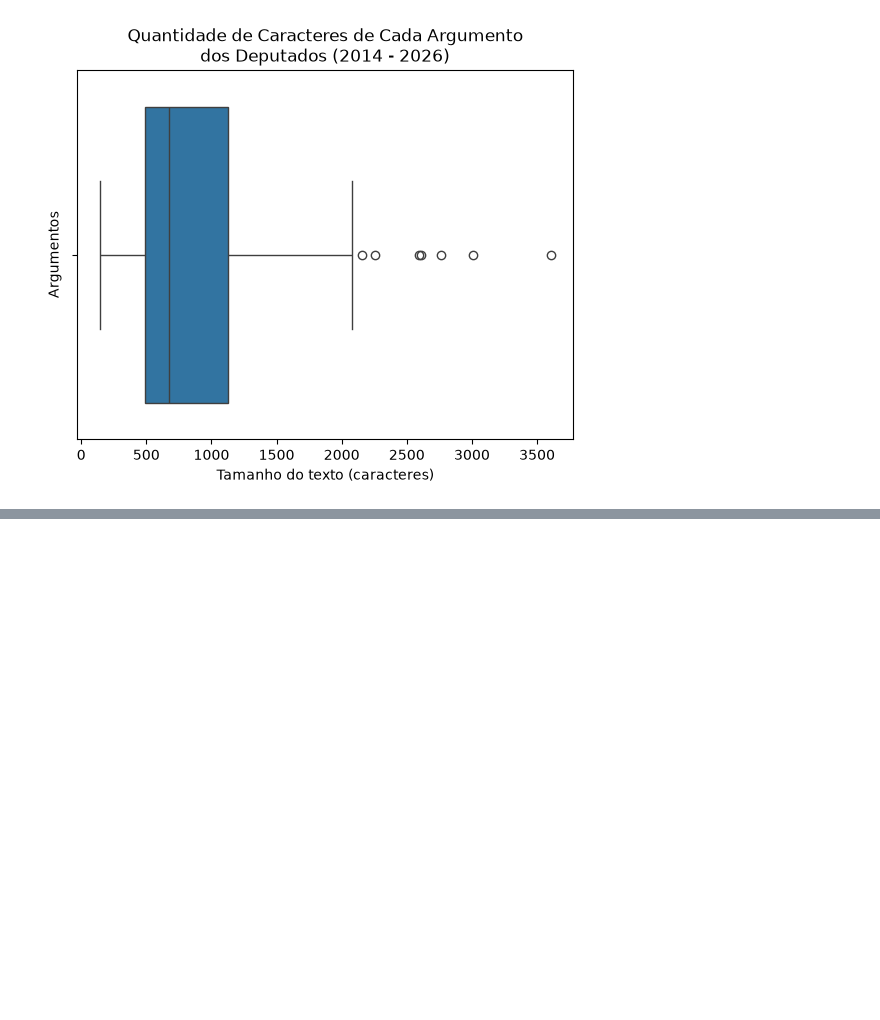
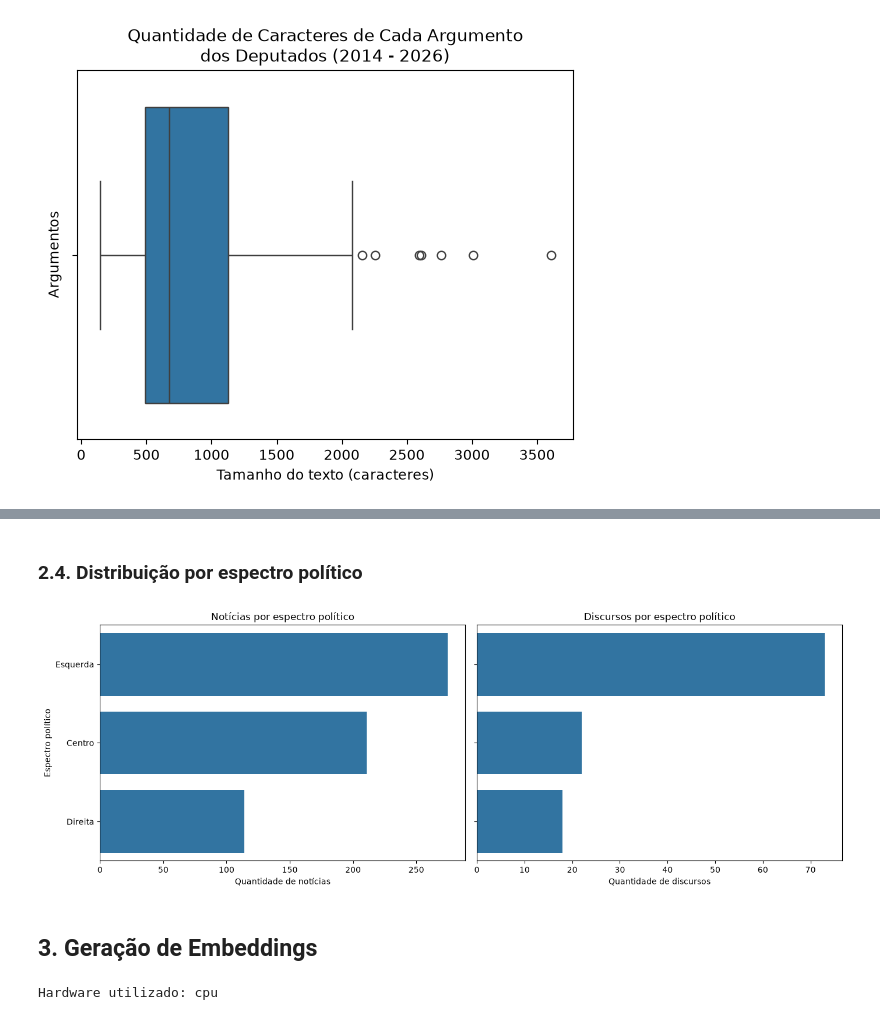
Before and after one commit to JPedroRodrigues/political-guidance-through-discourse, a Jupyter notebook: political-guidance-through-discourse.ipynb, the cells around one changed output, grey strips where cells are left out. Cells and saved outputs as stored; diff of their text form; code cells hidden in the pictures; blank space fills up the shorter version.

```diff
--- a/political-guidance-through-discourse.ipynb
+++ b/political-guidance-through-discourse.ipynb
@@ -281,0 +398,50 @@ Name: count, dtype: int64
+# %% [markdown]
+### 2.4. Distribuição por espectro político
+# %%
+spectrum_order = [
+    "Esquerda",
+    "Centro",
+    "Direita",
+]
+
+spectrum_map = {
+    "Extrema-esquerda": "Esquerda",
+    "Esquerda": "Esquerda",
+    "Centro-esquerda": "Esquerda",
+    "Centro": "Centro",
+    "Centro-direita": "Direita",
+    "Direita": "Direita",
+    "Extrema-direita": "Direita",
+}
+
+discourse_df["political_spectrum"] = discourse_df["political_spectrum"].replace(spectrum_map)
+news_df["espectro_politico"] = news_df["espectro_politico"].replace(spectrum_map)
+
+fig, axes = plt.subplots(1, 2, figsize=(14, 5), sharey=True)
+
+sns.countplot(
+    data=news_df,
+    y="espectro_politico",
+    order=spectrum_order,
+    ax=axes[0],
+)
+axes[0].set_title("Notícias por espectro político")
+axes[0].set_xlabel("Quantidade de notícias")
+axes[0].set_ylabel("Espectro político")
+
+sns.countplot(
+    data=discourse_df,
+    y="political_spectrum",
+    order=spectrum_order,
+    ax=axes[1],
+)
+axes[1].set_title("Discursos por espectro político")
+axes[1].set_xlabel("Quantidade de discursos")
+axes[1].set_ylabel("")
+
+plt.tight_layout()
+plt.show()
+# %% [output]
+[figure, added]
+# %% [markdown]
+## 3. Geração de Embeddings
@@ -281,0 +450,5 @@ Name: count, dtype: int64
+# %%
+device = "cpu" # torch.device("cuda" if torch.cuda.is_available() else "cpu");
+print(f"Hardware utilizado: {device}");
+# %% [output]
+Hardware utilizado: cpu
```
Also changed, not shown: parts of 60 cells of this notebook, 3 other files.
